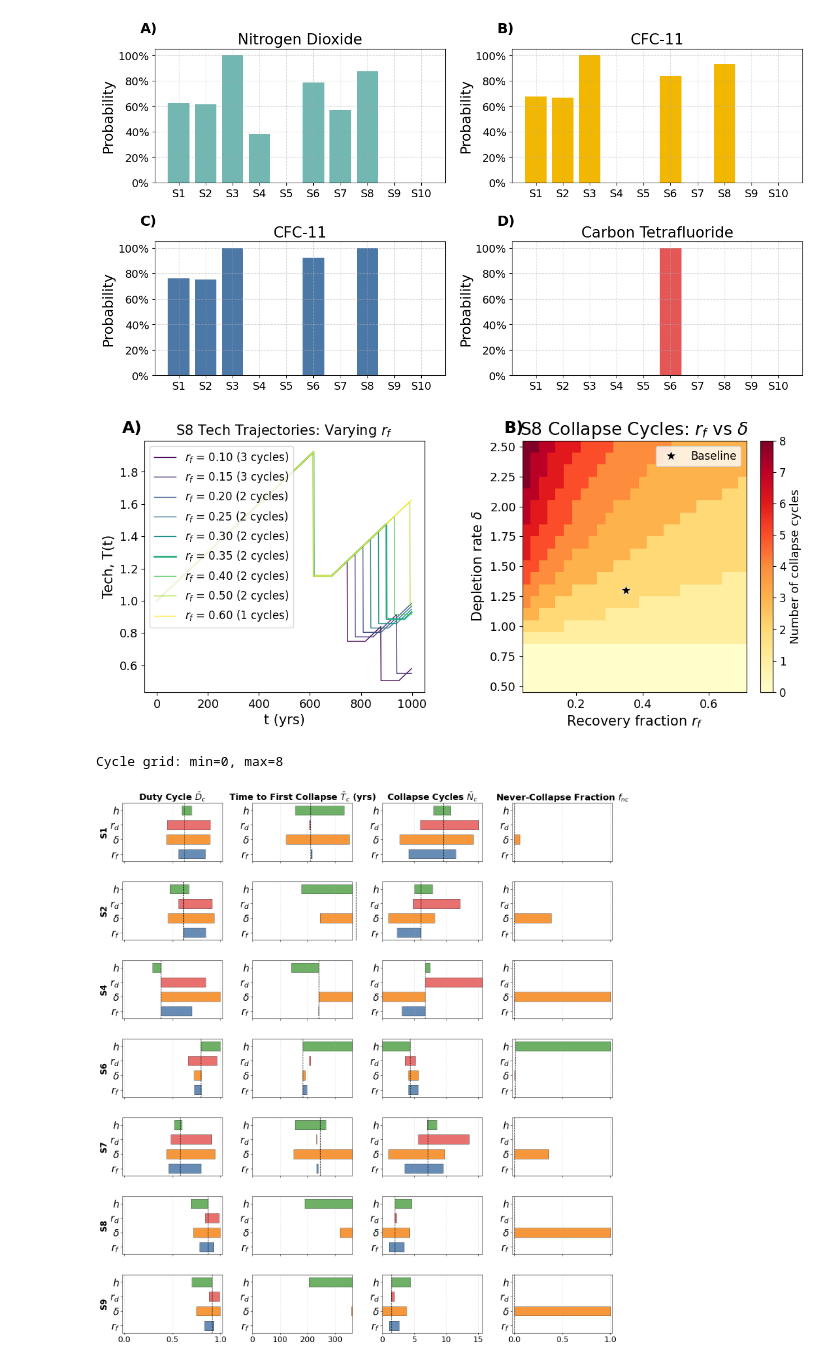
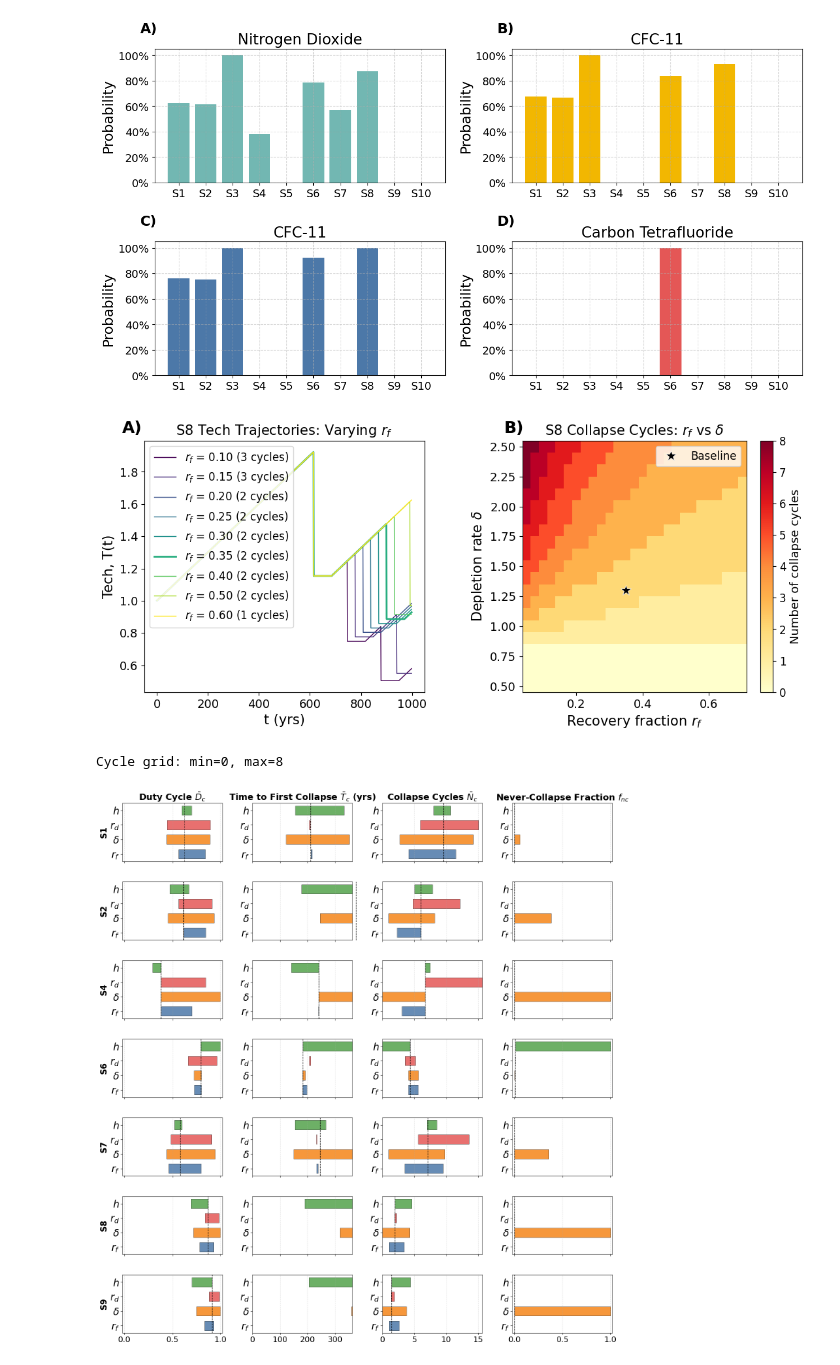
Before and after one commit to celiablanco/technocycles, a Jupyter notebook: notebooks/figures.ipynb, the cells around one changed output. Drawn from its saved outputs; the diff is of its cells as text; code cells hidden in the pictures.

```diff
--- a/notebooks/figures.ipynb
+++ b/notebooks/figures.ipynb
@@ -371,35 +371,35 @@ for spine in ax1.spines.values():
 # Panel B: Heatmap of cycles vs (rf, delta)
 ax2 = fig.add_subplot(gs[1])
 rf_range    = np.arange(0.05, 0.71, 0.025)
 delta_range = np.arange(0.5, 2.51, 0.1)
 cycle_grid  = np.zeros((len(delta_range), len(rf_range)))
 
 for i, d in enumerate(delta_range):
     for j, rf in enumerate(rf_range):
         _, _, cyc, _ = simulate_deterministic(
             S8["r"], S8["R0_mean"], d, S8["cf_mean"], S8["rd_mean"], rf
         )
         cycle_grid[i, j] = cyc
 
 im = ax2.pcolormesh(rf_range, delta_range, cycle_grid, cmap="YlOrRd", shading="nearest")
 fig.colorbar(im, ax=ax2, label="Number of collapse cycles"); im.colorbar = None  # fontsize set below
 cb = fig.axes[-1]; cb.tick_params(labelsize=12); cb.set_ylabel("Number of collapse cycles", fontsize=13)
 ax2.plot(S8["rf_mean"], S8["delta_mean"], "k*", markersize=12,
          markeredgecolor="white", markeredgewidth=0.5, label="Baseline")
 ax2.set_xlabel("Recovery fraction $r_f$", fontsize=15)
 ax2.set_ylabel("Depletion rate $\\delta$", fontsize=15)
-ax2.set_title("S8 Collapse Cycles: $r_f$ vs $\\delta$")
+ax2.set_title("S8 Collapse Cycles: $r_f$ vs $\\delta$", fontsize=15)
 ax2.legend(fontsize=12, loc="upper right")
 ax2.text(-0.08, 1.08, "B)", transform=ax2.transAxes, fontsize=18, fontweight="bold", va="top")
 ax2.tick_params(labelsize=13)
 for spine in ax2.spines.values():
     spine.set_visible(True); spine.set_color("black"); spine.set_linewidth(0.8)
 
 plt.savefig(figures_dir / "figure2.png", dpi=300, bbox_inches="tight")
 plt.show()
 print(f"Cycle grid: min={cycle_grid.min():.0f}, max={cycle_grid.max():.0f}")
 # %% [output]
-[figure, old version]
+[figure, new version]
 Cycle grid: min=0, max=8
 # %%
 # Parameter sweep definitions (used by Figure S1 and Figure 5)
```
Also changed, not shown: parts of 1 cell of this notebook, 52 other files.
